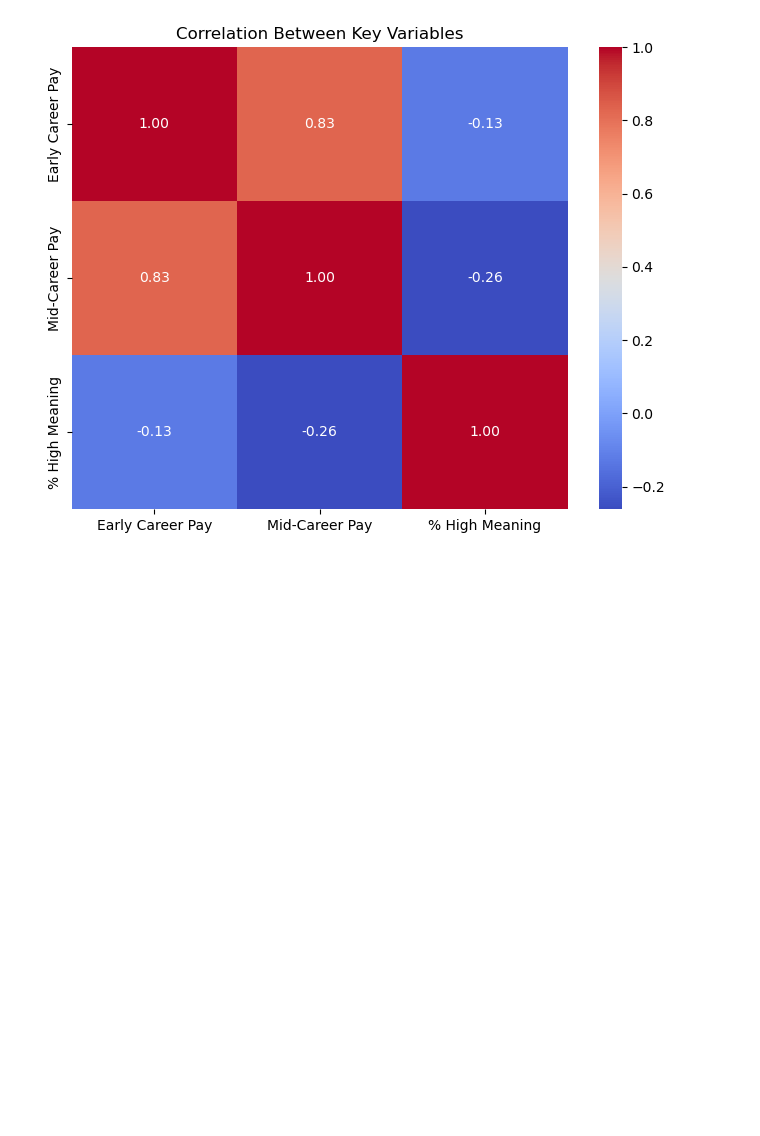
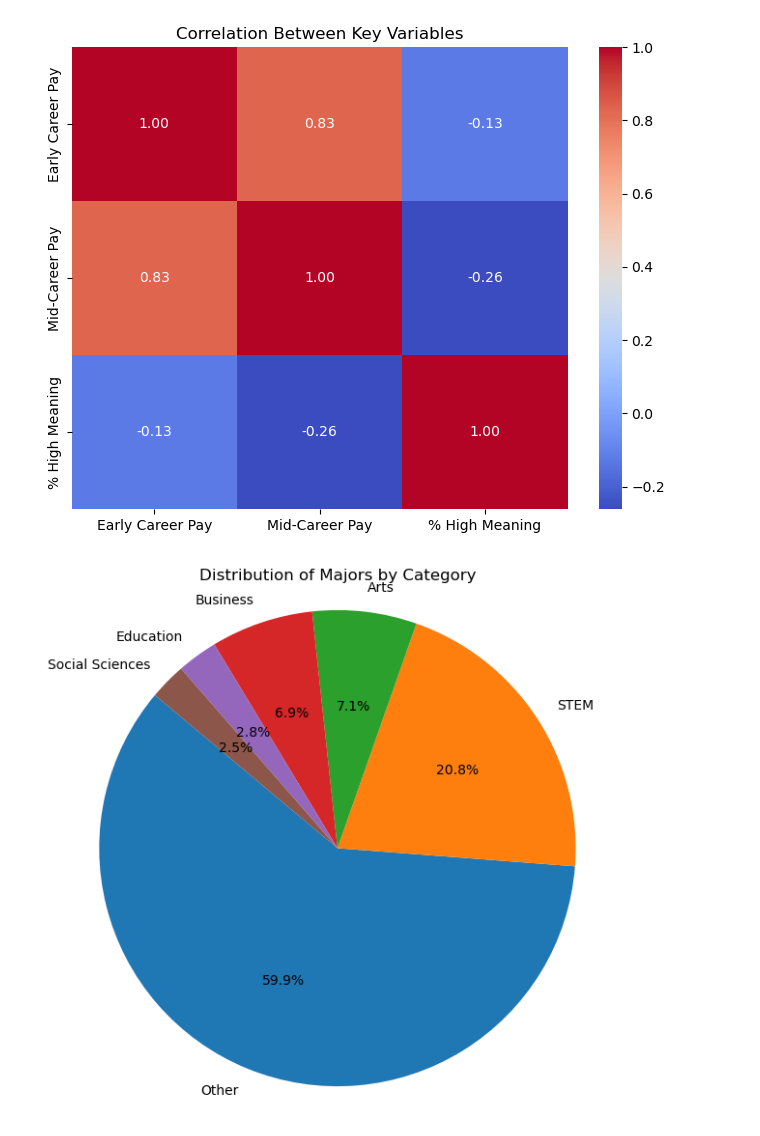
Before and after one commit to Gjerm0x/CollegeSalariesDA, a Jupyter notebook: collegesalaries.ipynb, the cells around one changed output. Saved outputs shown, nothing was run; the diff lists cells and outputs as text; code cells hidden in the pictures; blank space fills up the shorter version.

Commit message:
added pie chart for improved visualization for the categories of majors

```diff
--- a/collegesalaries.ipynb
+++ b/collegesalaries.ipynb
@@ -77,6 +77,8 @@ def categorize_major(major):
     else:
         return 'Other'
 file['Category'] = file['Major'].apply(categorize_major)
+category_counts = file['Category'].value_counts()
+
 
 #lin reg for % high meaning vs mid career salary
 clean_data = file[['% High Meaning', 'Mid-Career Pay']].dropna()
@@ -85,8 +87,11 @@ y_mid_career=clean_data['Mid-Career Pay'].values
 
 model_meaning = LinearRegression()
 model_meaning.fit(X_meaning,y_mid_career)
+r_squared = model_meaning.score(X_meaning, y_mid_career)
+y_pred_meaning = model_meaning.predict(X_meaning)
 
-y_pred_meaning = model_meaning.predict(X_meaning)
+#using R squared to check if my regression line is predictive
+print(f"\nR² value for % High Meaning vs Mid Career Pay: {r_squared:.3f}")
 
 #Top 25 & Bottom 25 Highest Earning (Mid Career)
 
@@ -121,7 +126,8 @@ best_quality_careers = file[
 ]
 print("\nMajors with a >65 % high meaning and >115400 mid career pay:")
 print(best_quality_careers[['Major','% High Meaning', 'Mid-Career Pay']].to_string(index=False))
-
+number_best_careers=best_quality_careers.shape[0]
+print(f"\nNumber of majors in this category: {number_best_careers}")
 #finding majors that have a low % meaning AND a salary of x>115400
 """
 These are the majors which represent a "trade-off" of career satisfaction for monetary compensation. 44 represents the 25th percentile of the data for
@@ -132,6 +138,8 @@ low_meaning_high_earnings = file[
 ]
 print("\nMajors with 44> % high meaning and >115400 mid career pay")
 print(low_meaning_high_earnings[['Major','% High Meaning','Mid-Career Pay']].to_string(index=False))
+number_low_meaning_high_earnings=low_meaning_high_earnings.shape[0]
+print(f"\nNumber of majors in this category: {number_low_meaning_high_earnings}")
 
 #finding majors with high meaning and low compensation
 """
@@ -142,6 +150,8 @@ high_meaning_low_earnings=file[
 ]
 print("\nMajors with >63 % high meaning and <83750 mid career pay")
 print(high_meaning_low_earnings[['Major','% High Meaning','Mid-Career Pay']].to_string(index=False))
+number_high_meaning_low_earnings=high_meaning_low_earnings.shape[0]
+print(f"\nNumber of majors in this category: {number_high_meaning_low_earnings}")
 
 #finding majors with low meaning and low compensation
 """
@@ -152,6 +162,8 @@ avoid_these_majors = file[
 ]
 print("\nMajors with <44 % high meaning and <83750 mid career pay")
 print(avoid_these_majors[['Major','% High Meaning','Mid-Career Pay']].to_string(index=False))
+number_avoid=avoid_these_majors.shape[0]
+print(f"\nNumber of majors in this category: {number_avoid}")
 
 #creating line plots for early career pay data
 plt.figure(figsize=(10,6))
@@ -187,7 +199,7 @@ plt.legend()
 plt.gca().yaxis.set_major_formatter(mtick.StrMethodFormatter('${x:,.0f}'))
 plt.show()
 
-#line plot for high meaning vs mid career pay
+#scatter plot for high meaning vs mid career pay
 
 plt.figure(figsize=(10,6))
 plt.scatter(X_meaning,y_mid_career,alpha=0.7,label='Actual Data')
@@ -206,6 +218,12 @@ sns.heatmap(corr, annot=True, cmap='coolwarm', fmt=".2f")
 plt.title("Correlation Between Key Variables")
 plt.show()
 
+#pie chart for categories
+plt.figure(figsize=(7,7))
+plt.pie(category_counts,labels=category_counts.index,autopct='%1.1f%%',startangle=140)
+plt.title("Distribution of Majors by Category")
+plt.axis('equal')
+plt.show()
 conclusion="""
 Conclusion:
 The analysis did not fully support my initial hypothesis. Contrary to expectations, the data shows a slightly negative correlation between mid-career salaries and the percentage of individuals who report finding high meaning in their work. This suggests that higher financial compensation does not necessarily align with perceived purpose or fulfillment in one’s career. STEM and STEM-adjacent and finance oriented disciplines are the most consistent high earning careers to pursue if monetary gain is ones only concern, which was an expectation outlined in the hypothesis.
@@ -258,7 +276,8 @@ If this hypothesis is incorrect, it may suggest a trade-off between financial re
 [figure]
 [figure]
 [figure]
 [figure]
+[figure, added]
 Conclusion:
 The analysis did not fully support my initial hypothesis. Contrary to expectations, the data shows a slightly negative correlation between mid-career salaries and the percentage of individuals who rep ...
 
```
Also changed, not shown: parts of 1 cell of this notebook.
